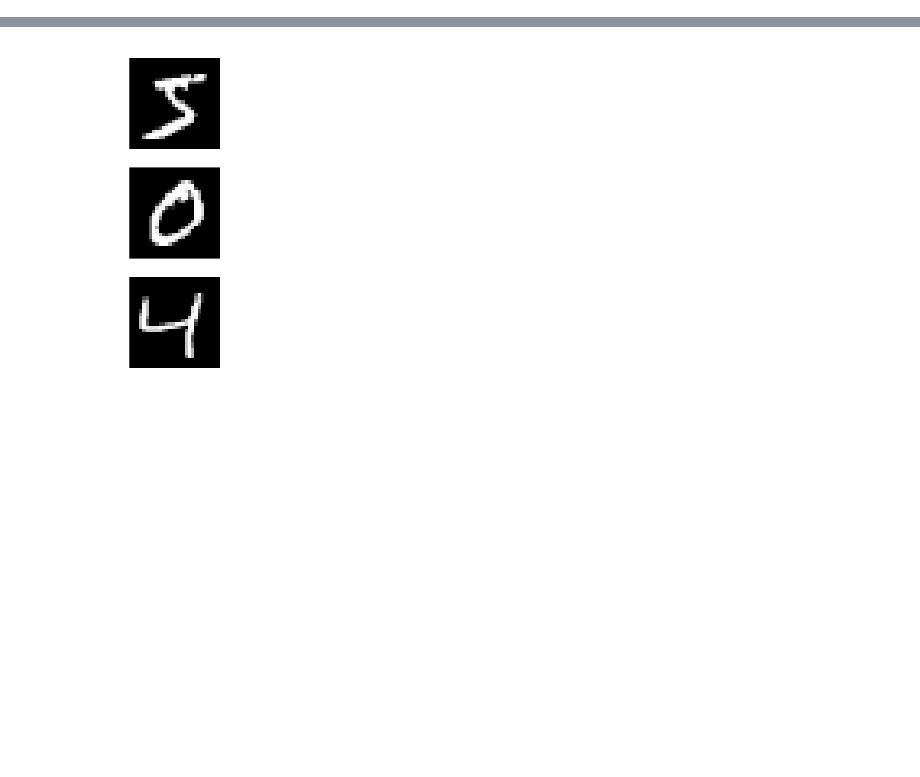
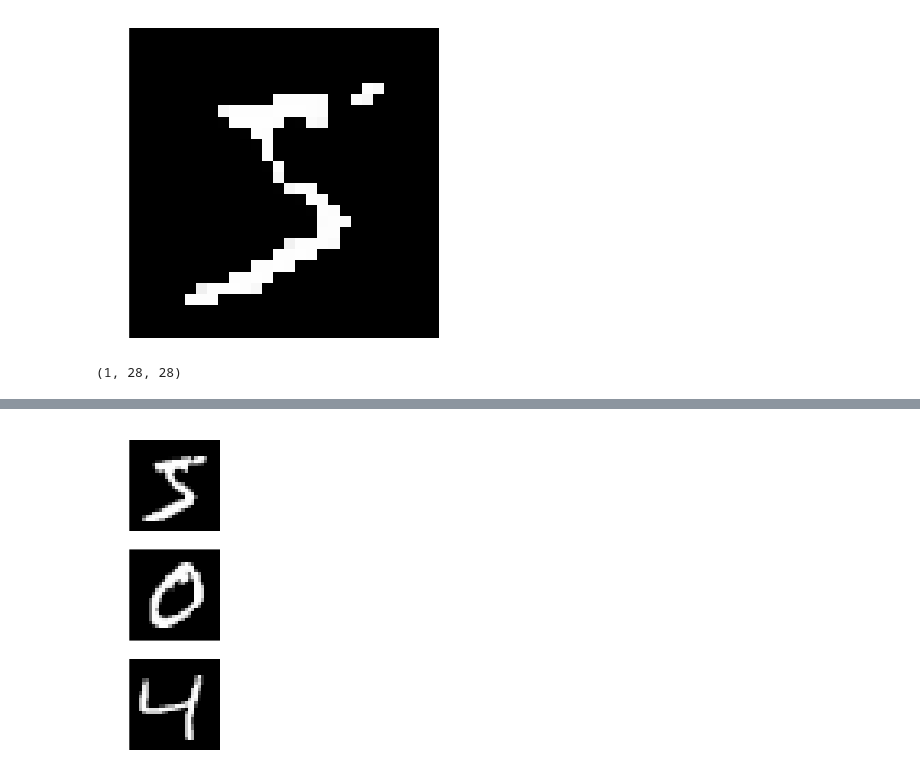
Before and after one commit to botcs/deepscratch, a Jupyter notebook: demo/mnist_test/conv_probe.ipynb, the cells around one changed output, grey strips where cells are left out. Cells and saved outputs as stored; diff of their text form; code cells hidden in the pictures; blank space fills up the shorter version.

```diff
--- a/demo/mnist_test/conv_probe.ipynb
+++ b/demo/mnist_test/conv_probe.ipynb
@@ -49,11 +49,10 @@ train, valid, test = loadmnist()
 print 'Constructing network...'
 #########################
 # NETWORK DEFINITION
-nn = nm.network(in_shape=train[0][0].shape, criterion='softmax')
-nn.add_conv(6, (3, 3))
-nn.add_shaper(np.prod(nn[-1].shape))
-nn.add_activation('tanh')
-nn.add_full(10, sharp=True)
+nn = nm.network(in_shape=train[0][0].shape, criterion='MSE')
+nn.add_shaper(784)
+nn.add_wta(70)
+nn.add_shaper((28,28))
 #########################
 print nn
 
@@ -165,17 +155,0 @@ Saving network snapshot to conv6-3x3.net
-# %%
-print nn[1].kernels.shape
-k1 = np.zeros((3,3))
-k1[1,1]=-1
-k2 = np.ones((3,3))
-k2[1,1]=-1
-k3 = np.eye(3)[1,1]
-k3=-1
-k4=np.array([[0,1,0], [1, -3, 1], [0, 1, 0]])*3
-nn[1].kernels[0, 0] = k1
-nn[1].kernels[0, 1] = k2
-nn[1].kernels[0, 2] = k3
-nn[1].kernels[0, 2] = k4
-nn.get_output(train[0][:3])
-imshow(nn[0].output)
-imshow(nn[1].output)
-imshow(nn[1].kernels)
@@ -187,0 +156,5 @@ imshow(nn[1].kernels)
+# %%
+imshow(nn.get_output(train[0][0]))
+# %% [output]
+[figure, added]
+(1, 28, 28)
```
Also changed, not shown: parts of 4 cells of this notebook, 11 other files.
